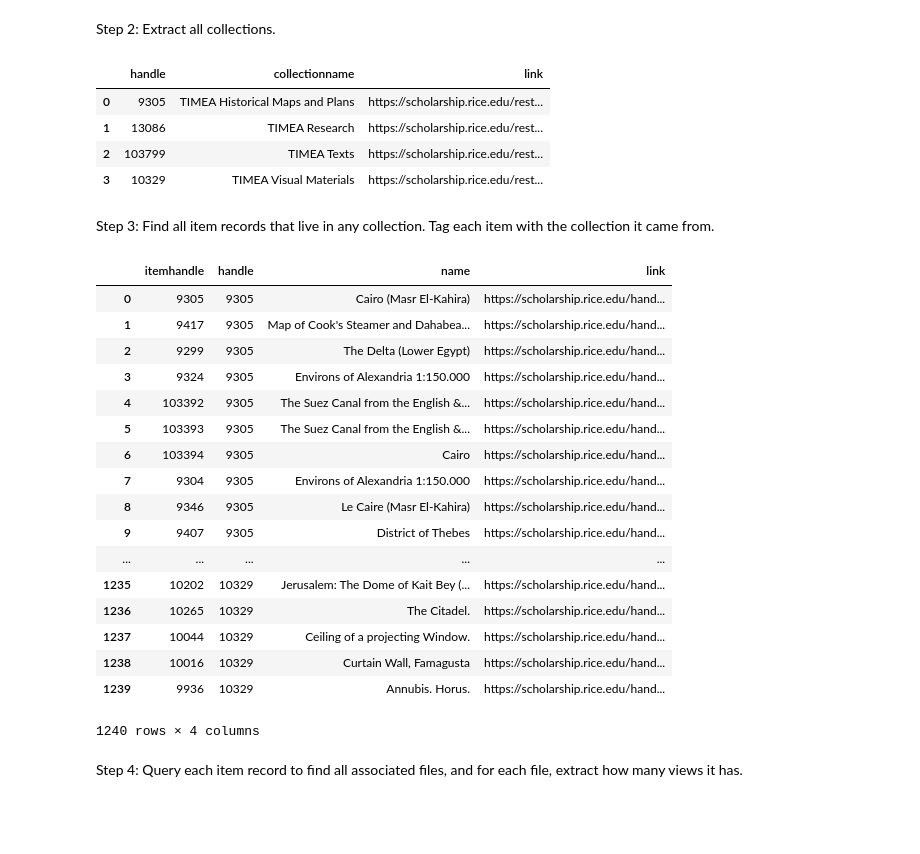
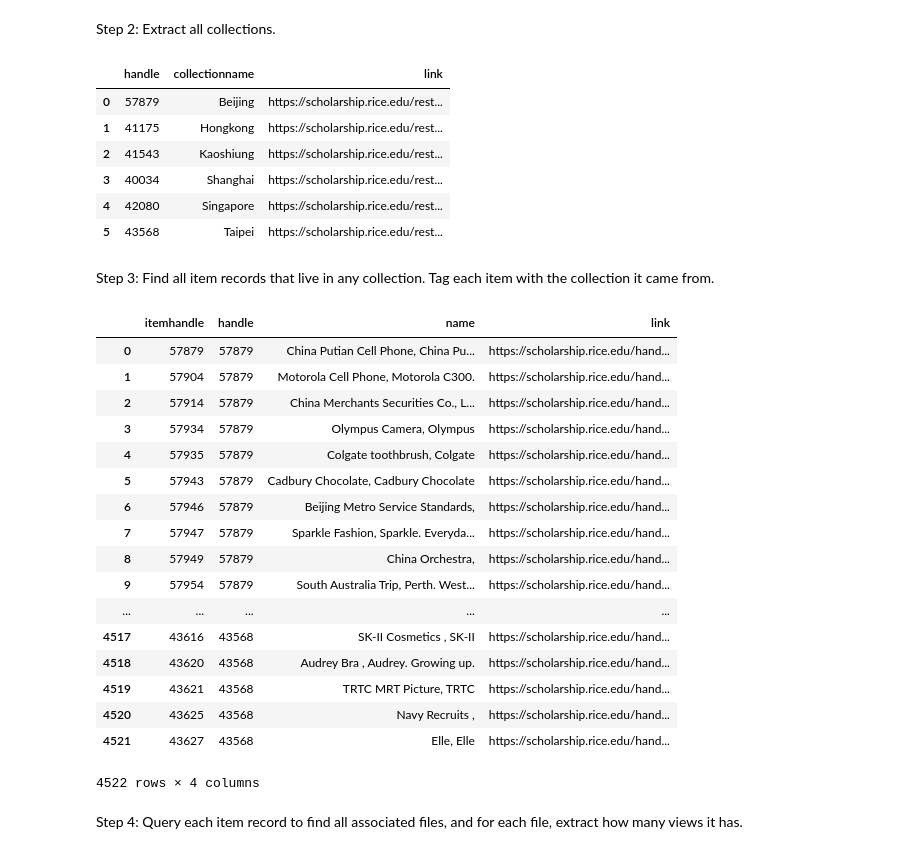
Before and after one commit to bakitybacon/rice-data-and-donuts, a Jupyter notebook: misc/scripts/DigitalScholarshipArchiveAggregator.ipynb, the cells around one changed output. Saved outputs shown, nothing was run; the diff lists cells and outputs as text; code cells hidden in the pictures; blank space fills up the shorter version.

Commit message:
pagination and a sample run

```diff
--- a/misc/scripts/DigitalScholarshipArchiveAggregator.ipynb
+++ b/misc/scripts/DigitalScholarshipArchiveAggregator.ipynb
@@ -54,7 +54,7 @@ hierarchyurl = 'https://scholarship.rice.edu/rest/hierarchy'
 
 response = requests.get(hierarchyurl)
 data = json.loads(response.text)
-communitydata = get_community(data, 'TIMEA - Travelers in the Middle East Archive')
+communitydata = get_community(data, 'Subway Advertisement Archive')
 # %% [markdown]
 Step 2: Extract all collections.
 # %%
@@ -85,49 +85,67 @@ allcollections = pd.DataFrame({'handle': handles, 'collectionname': collectionna
 allcollections
 # %% [output]
 |  | handle | collectionname | link |
-| 0 | 9305 | TIMEA Historical Maps and Plans | https://scholarship.rice.edu/rest... |
-| 1 | 13086 | TIMEA Research | https://scholarship.rice.edu/rest... |
-| 2 | 103799 | TIMEA Texts | https://scholarship.rice.edu/rest... |
-| 3 | 10329 | TIMEA Visual Materials | https://scholarship.rice.edu/rest... |
+| 0 | 57879 | Beijing | https://scholarship.rice.edu/rest... |
+| 1 | 41175 | Hongkong | https://scholarship.rice.edu/rest... |
+| 2 | 41543 | Kaoshiung | https://scholarship.rice.edu/rest... |
+| 3 | 40034 | Shanghai | https://scholarship.rice.edu/rest... |
+| 4 | 42080 | Singapore | https://scholarship.rice.edu/rest... |
+| 5 | 43568 | Taipei | https://scholarship.rice.edu/rest... |
 # %% [markdown]
 Step 3: Find all item records that live in any collection. Tag each item with the collection it came from.
 # %%
 combine = []
 parentcollections = []
 names = []
 
+pagesize = 1000
+
 for idx, row in allcollections.iterrows():
-    response = requests.get(row['link'] + "?limit=1000")
-    items = json.loads(response.text)
+    # handle pagination
+    offset = 0
+    stop = False
 
-    for item in items:
-        itemno = item['handle'].split('/')[1]
-        combine.append(itemno)
-        names.append(item['name'])
-        parentcollections.append(row['handle'])
+    while not stop:
+        # get a page of data
+        response = requests.get(row['link'], params={'limit': pagesize, 'offset': offset})
+        items = json.loads(response.text)
+
+        # extract item handle, item name, and tag with parent collection.
+        for item in items:
+            itemno = item['handle'].split('/')[1]
+            combine.append(itemno)
+            names.append(item['name'])
+            parentcollections.append(row['handle'])
+
+        # if we have fewer than pagesize records, then we are done.
+        #  otherwise, get the next page.
+        if len(items) < pagesize:
+            stop = True
+        else:
+            offset += pagesize
 
 allitems = pd.DataFrame({'itemhandle': combine, 'handle': parentcollections, 'name': names})
 allitems['link'] = 'https://scholarship.rice.edu/handle/1911/' + allitems['itemhandle'] + '/statistics'
 allitems
 # %% [output]
 |  | itemhandle | handle | name | link |
-| 0 | 9305 | 9305 | Cairo (Masr El-Kahira) | https://scholarship.rice.edu/hand... |
-| 1 | 9417 | 9305 | Map of Cook's Steamer and Dahabea... | https://scholarship.rice.edu/hand... |
-| 2 | 9299 | 9305 | The Delta (Lower Egypt) | https://scholarship.rice.edu/hand... |
-| 3 | 9324 | 9305 | Environs of Alexandria 1:150.000 | https://scholarship.rice.edu/hand... |
-| 4 | 103392 | 9305 | The Suez Canal from the English &... | https://scholarship.rice.edu/hand... |
-| 5 | 103393 | 9305 | The Suez Canal from the English &... | https://scholarship.rice.edu/hand... |
-| 6 | 103394 | 9305 | Cairo | https://scholarship.rice.edu/hand... |
-| 7 | 9304 | 9305 | Environs of Alexandria 1:150.000 | https://scholarship.rice.edu/hand... |
-| 8 | 9346 | 9305 | Le Caire (Masr El-Kahira) | https://scholarship.rice.edu/hand... |
-| 9 | 9407 | 9305 | District of Thebes | https://scholarship.rice.edu/hand... |
+| 0 | 57879 | 57879 | China Putian Cell Phone, China Pu... | https://scholarship.rice.edu/hand... |
+| 1 | 57904 | 57879 | Motorola Cell Phone, Motorola C300. | https://scholarship.rice.edu/hand... |
+| 2 | 57914 | 57879 | China Merchants Securities Co., L... | https://scholarship.rice.edu/hand... |
+| 3 | 57934 | 57879 | Olympus Camera, Olympus | https://scholarship.rice.edu/hand... |
+| 4 | 57935 | 57879 | Colgate toothbrush, Colgate | https://scholarship.rice.edu/hand... |
+| 5 | 57943 | 57879 | Cadbury Chocolate, Cadbury Chocolate | https://scholarship.rice.edu/hand... |
+| 6 | 57946 | 57879 | Beijing Metro Service Standards, | https://scholarship.rice.edu/hand... |
+| 7 | 57947 | 57879 | Sparkle Fashion, Sparkle. Everyda... | https://scholarship.rice.edu/hand... |
+| 8 | 57949 | 57879 | China Orchestra, | https://scholarship.rice.edu/hand... |
+| 9 | 57954 | 57879 | South Australia Trip, Perth. West... | https://scholarship.rice.edu/hand... |
 | ... | ... | ... | ... | ... |
-| 1235 | 10202 | 10329 | Jerusalem: The Dome of Kait Bey (... | https://scholarship.rice.edu/hand... |
-| 1236 | 10265 | 10329 | The Citadel. | https://scholarship.rice.edu/hand... |
-| 1237 | 10044 | 10329 | Ceiling of a projecting Window. | https://scholarship.rice.edu/hand... |
-| 1238 | 10016 | 10329 | Curtain Wall, Famagusta | https://scholarship.rice.edu/hand... |
-| 1239 | 9936 | 10329 | Annubis. Horus. | https://scholarship.rice.edu/hand... |
+| 4517 | 43616 | 43568 | SK-II Cosmetics , SK-II | https://scholarship.rice.edu/hand... |
+| 4518 | 43620 | 43568 | Audrey Bra , Audrey. Growing up. | https://scholarship.rice.edu/hand... |
+| 4519 | 43621 | 43568 | TRTC MRT Picture, TRTC | https://scholarship.rice.edu/hand... |
+| 4520 | 43625 | 43568 | Navy Recruits , | https://scholarship.rice.edu/hand... |
+| 4521 | 43627 | 43568 | Elle, Elle | https://scholarship.rice.edu/hand... |
-1240 rows × 4 columns
+4522 rows × 4 columns
 # %% [markdown]
 Step 4: Query each item record to find all associated files, and for each file, extract how many views it has.
 # %%
```
Also changed, not shown: parts of 4 cells of this notebook, 1 other file.
